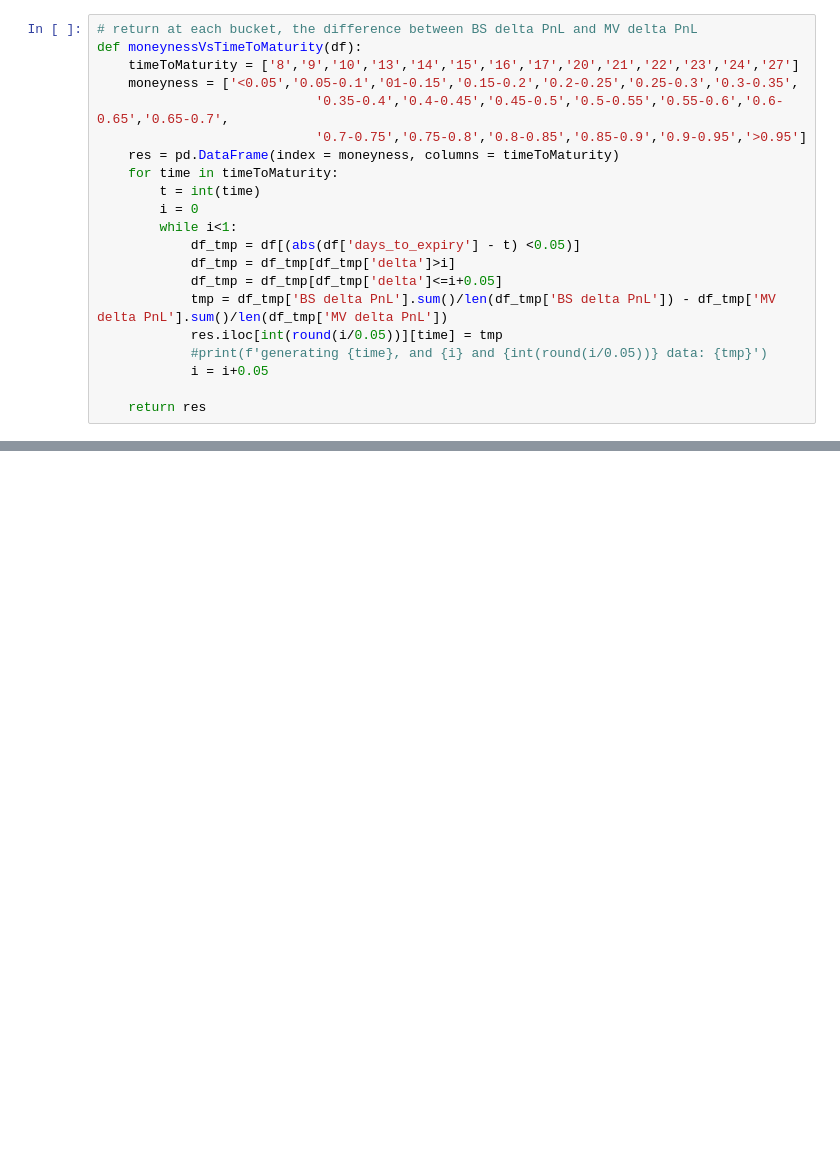
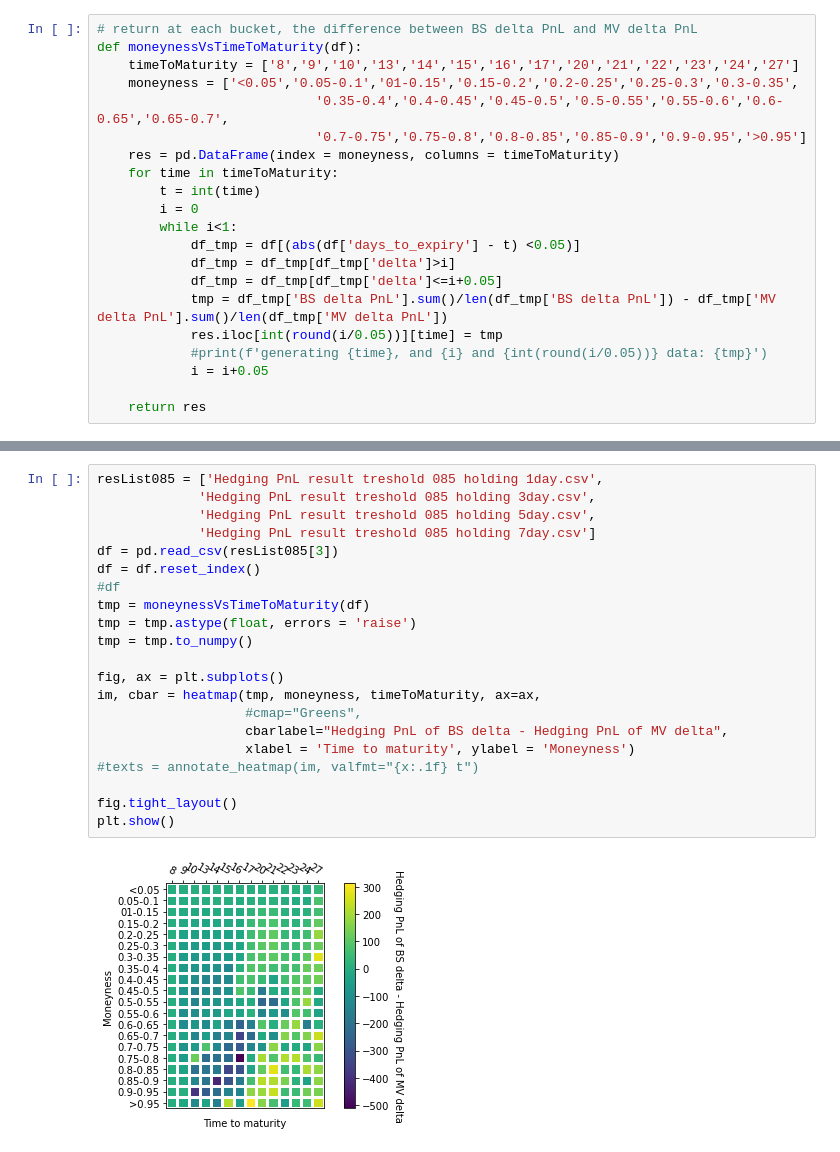
Before and after one commit to datou103/Minimum-Variance-Delta, a Jupyter notebook: Post Experiment Analysis.ipynb, the cells around one changed output, grey strips where cells are left out. Cells and saved outputs as stored; diff of their text form; blank space fills up the shorter version.

```diff
--- a/Post Experiment Analysis.ipynb
+++ b/Post Experiment Analysis.ipynb
@@ -32,0 +130,23 @@ def moneynessVsTimeToMaturity(df):
+# %%
+resList085 = ['Hedging PnL result treshold 085 holding 1day.csv',
+             'Hedging PnL result treshold 085 holding 3day.csv',
+             'Hedging PnL result treshold 085 holding 5day.csv',
+             'Hedging PnL result treshold 085 holding 7day.csv']
+df = pd.read_csv(resList085[3])
+df = df.reset_index()
+#df
+tmp = moneynessVsTimeToMaturity(df)
+tmp = tmp.astype(float, errors = 'raise')
+tmp = tmp.to_numpy()
+
+fig, ax = plt.subplots()
+im, cbar = heatmap(tmp, moneyness, timeToMaturity, ax=ax,
+                   #cmap="Greens",
+                   cbarlabel="Hedging PnL of BS delta - Hedging PnL of MV delta",
+                   xlabel = 'Time to maturity', ylabel = 'Moneyness')
+#texts = annotate_heatmap(im, valfmt="{x:.1f} t")
+
+fig.tight_layout()
+plt.show()
+# %% [output]
+[figure, added]
```
Also changed, not shown: parts of 16 cells of this notebook, 1 other file.
